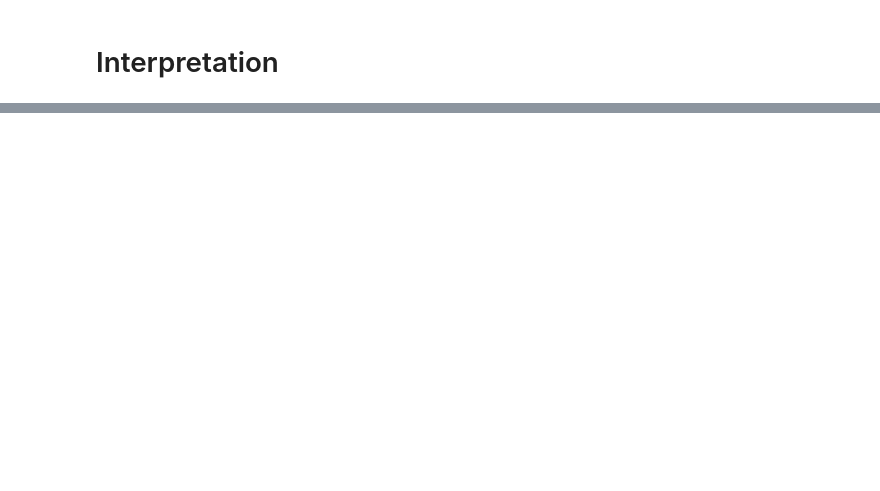
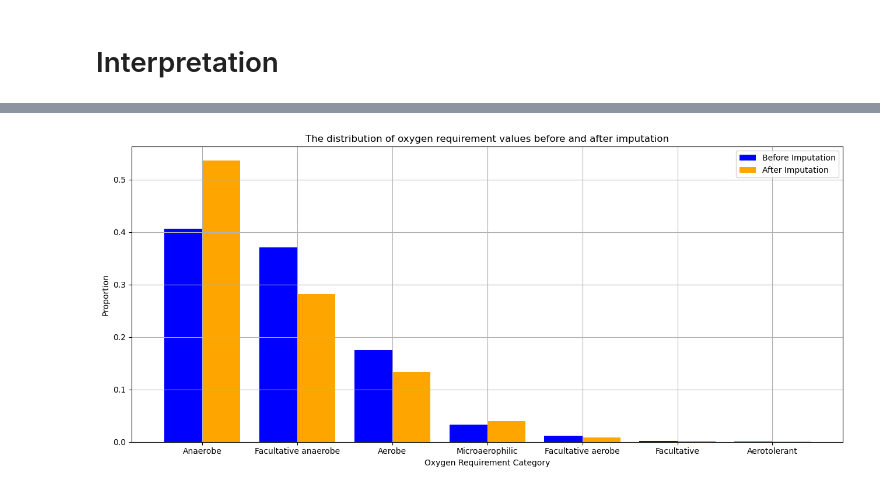
Before and after one commit to g7xu/Exploring_missingness_in_MicrobiomeDataset, a Jupyter notebook: analyzing_data.ipynb, the cells around one changed output, grey strips where cells are left out. Cells and saved outputs as stored; diff of their text form; code cells hidden in the pictures; blank space fills up the shorter version.

```diff
--- a/analyzing_data.ipynb
+++ b/analyzing_data.ipynb
@@ -703,0 +784,2 @@ imputation_results[imputation_results['Algorithm'] == 'supportVectorMachine_clas
+# %%
+X_train, X_test, y_train, y_test = train_test_split(to_train[FEAUTRES], to_train[PREDICTOR], test_size=0.2, random_state=42)
@@ -703,0 +813,9 @@ imputation_results[imputation_results['Algorithm'] == 'supportVectorMachine_clas
+# %%
+# model's status
+encoder = OrdinalEncoder()
+X_encoded = encoder.fit_transform(X_test)
+
+best_model = grid_search.best_estimator_
+y_pred = best_model.predict(X_encoded)
+test_accuracy = accuracy_score(y_test, y_pred)
+test_accuracy
@@ -703,0 +859,8 @@ imputation_results[imputation_results['Algorithm'] == 'supportVectorMachine_clas
+# %%
+# creating imputated data set
+
+temp = pd.concat([to_train, to_predict]).sort_index()
+temp
+
+to_predict_df['imputed_oxygen_requirement'] = temp['oxygen_requirement']
+to_predict_df
@@ -703,0 +886,38 @@ imputation_results[imputation_results['Algorithm'] == 'supportVectorMachine_clas
+# %%
+# comparing the distribution of imputated dataframe before and after the imputation
+
+# Count the occurrences of each category in the original and imputed columns
+original_counts = to_predict_df['oxygen_requirement'].value_counts(normalize = True)
+imputed_counts = to_predict_df['imputed_oxygen_requirement'].value_counts(normalize = True)
+
+# Combine the counts into a single DataFrame
+combined_counts = pd.DataFrame({
+    'Original': original_counts,
+    'Imputed': imputed_counts
+}).fillna(0)  # Fill NaN values with 0
+
+# Plot overlapping bar plots
+plt.figure(figsize=(13, 6))
+width = 0.4  # Width of the bars
+
+# Positions of the bars on the x-axis
+positions = range(len(combined_counts))
+
+# Bar plot for original oxygen_requirement
+plt.bar(positions, combined_counts['Original'], width=width, label='Before Imputation', color='blue')
+
+# Bar plot for imputed_oxygen_requirement
+plt.bar([p + width for p in positions], combined_counts['Imputed'], width=width, label='After Imputation', color='orange')
+
+# Adding labels and title
+plt.xlabel('Oxygen Requirement Category')
+plt.ylabel('Proportion')
+plt.title('The distribution of oxygen requirement values before and after imputation')
+plt.xticks([p + width / 2 for p in positions], combined_counts.index)
+plt.legend()
+plt.grid(True)
+
+plt.tight_layout()
+plt.show()
+# %% [output]
+[figure, added]
```
Also changed, not shown: parts of 22 cells of this notebook, 1 other file.
